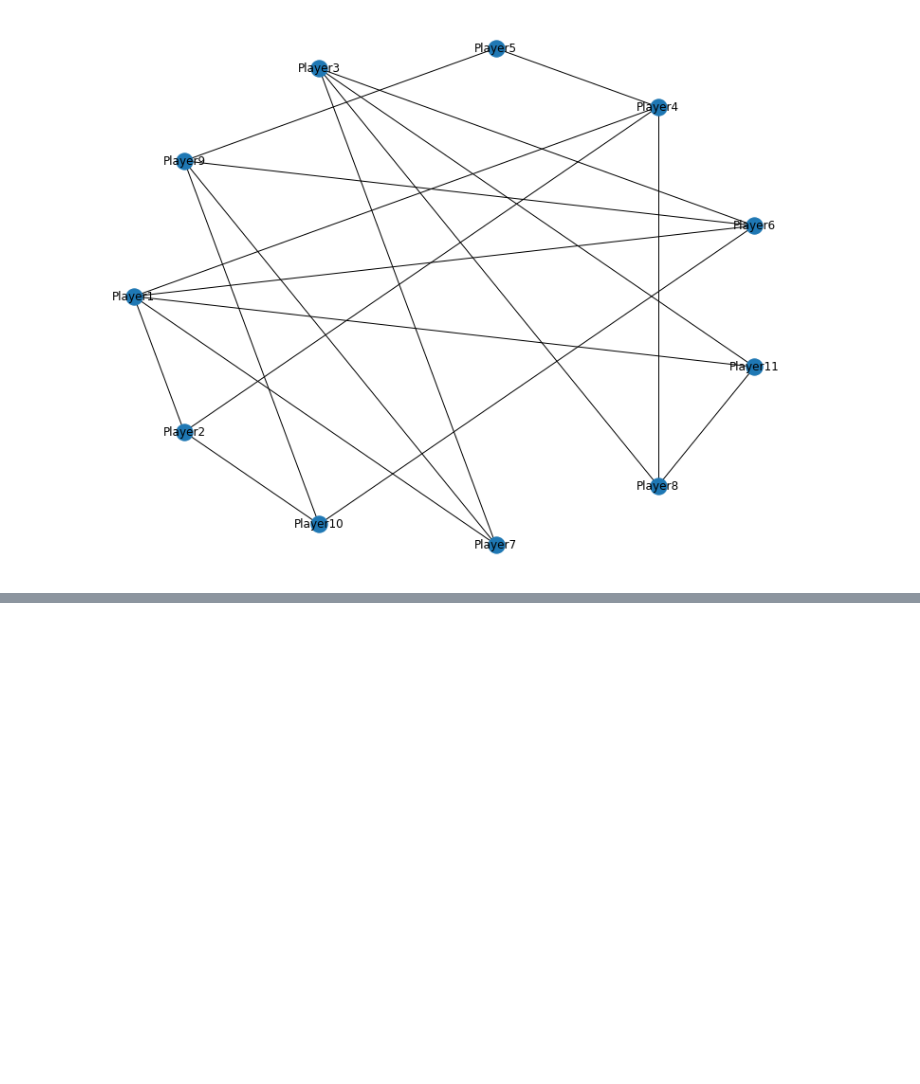
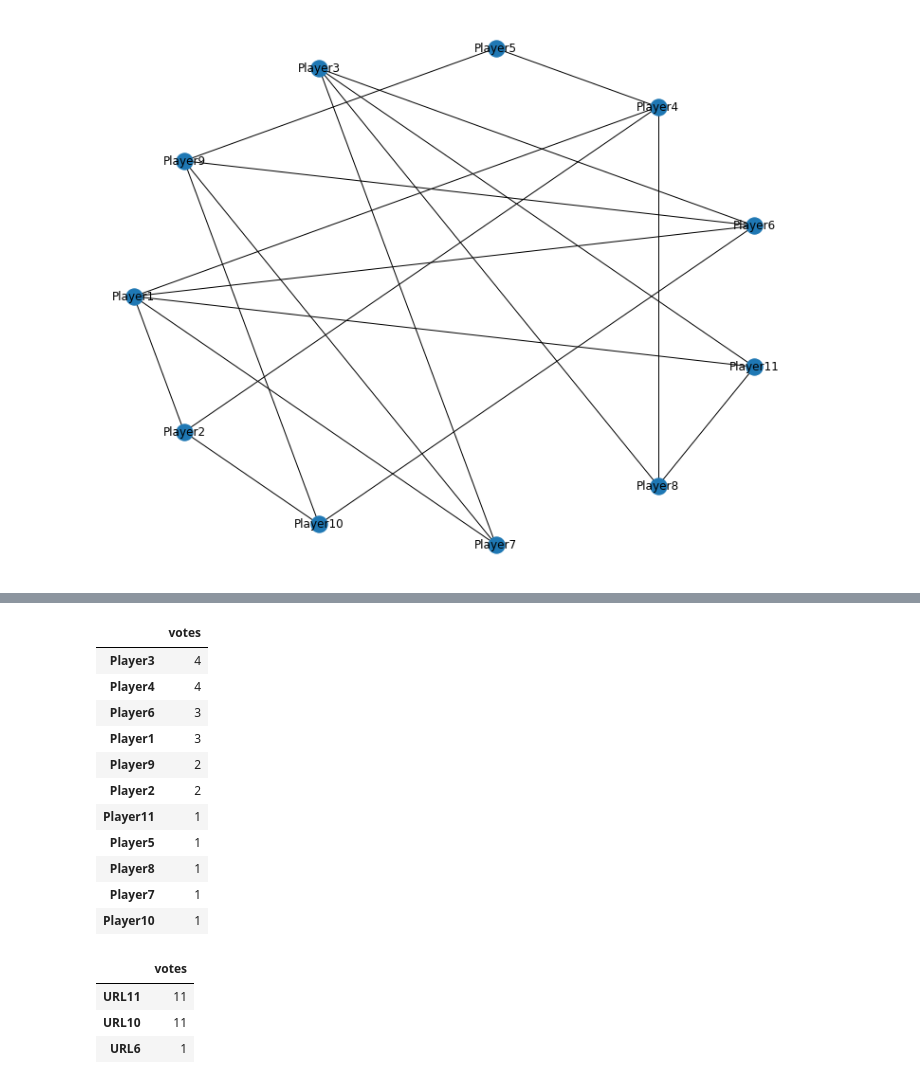
Before and after one commit to NLeSC/balconaz, a Jupyter notebook: notebooks/analysis.ipynb, the cells around one changed output, grey strips where cells are left out. Drawn from its saved outputs; the diff is of its cells as text; code cells hidden in the pictures; blank space fills up the shorter version.

```diff
--- a/notebooks/analysis.ipynb
+++ b/notebooks/analysis.ipynb
@@ -39,0 +75,32 @@ nx.draw_shell(G, with_labels=True)
+# %%
+def create_leaderboard(df,col_name,):
+    leaderboard = df[col_name].value_counts(ascending=True)
+    s = pd.Series(leaderboard, name='votes')
+    df2 = s.to_frame().sort_values('votes', ascending=False)
+    return df2
+# %%
+# total votes for each player
+total_votes = create_leaderboard(df_raw,'Guess')
+total_votes
+# %% [output]
+|  | votes |
+| Player3 | 4 |
+| Player4 | 4 |
+| Player6 | 3 |
+| Player1 | 3 |
+| Player9 | 2 |
+| Player2 | 2 |
+| Player11 | 1 |
+| Player5 | 1 |
+| Player8 | 1 |
+| Player7 | 1 |
+| Player10 | 1 |
+# %%
+# total number of votes per link
+votes_links = create_leaderboard(df_raw,'Current URL')
+votes_links
+# %% [output]
+|  | votes |
+| URL11 | 11 |
+| URL10 | 11 |
+| URL6 | 1 |
```
Also changed, not shown: parts of 16 cells of this notebook.
